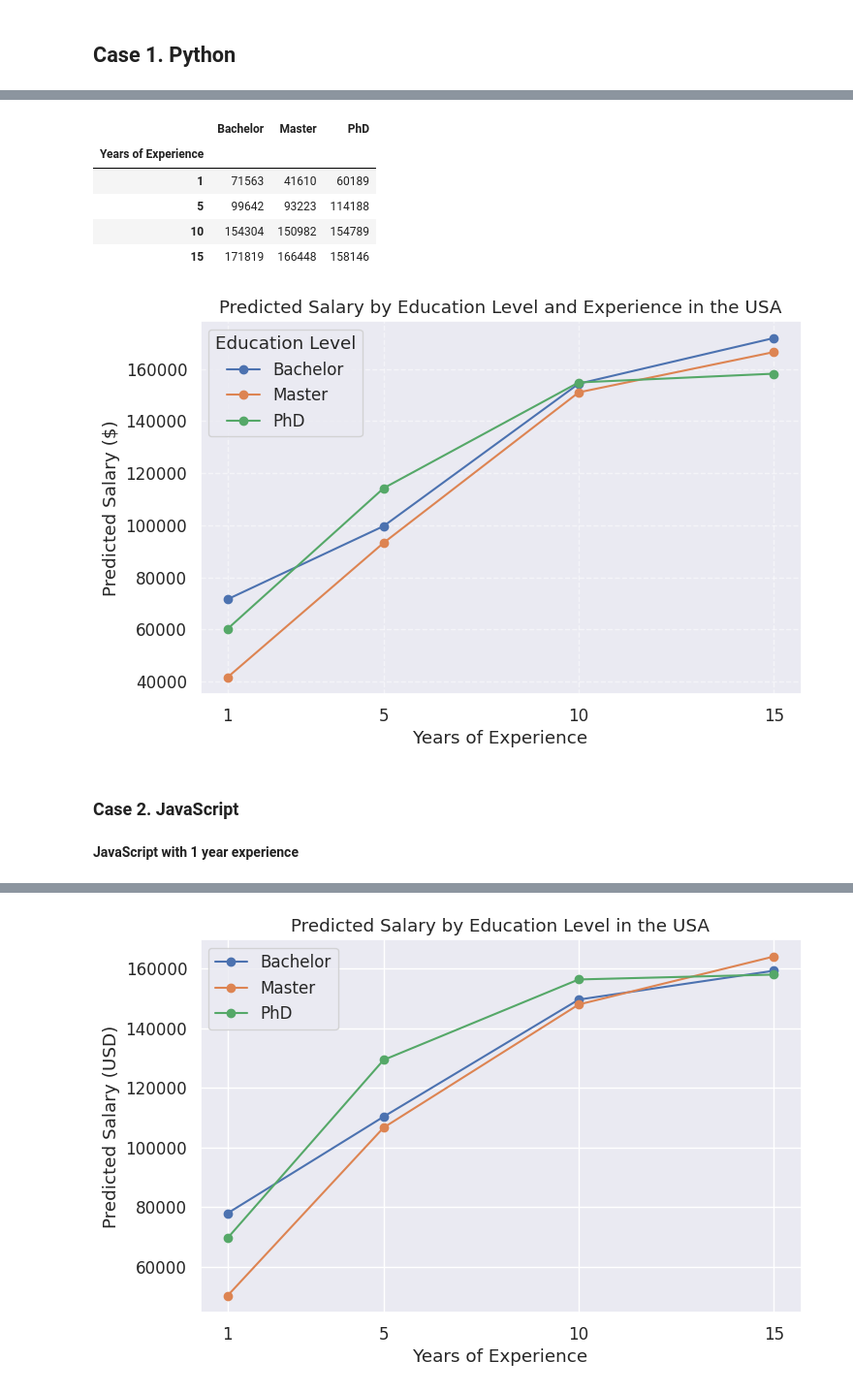
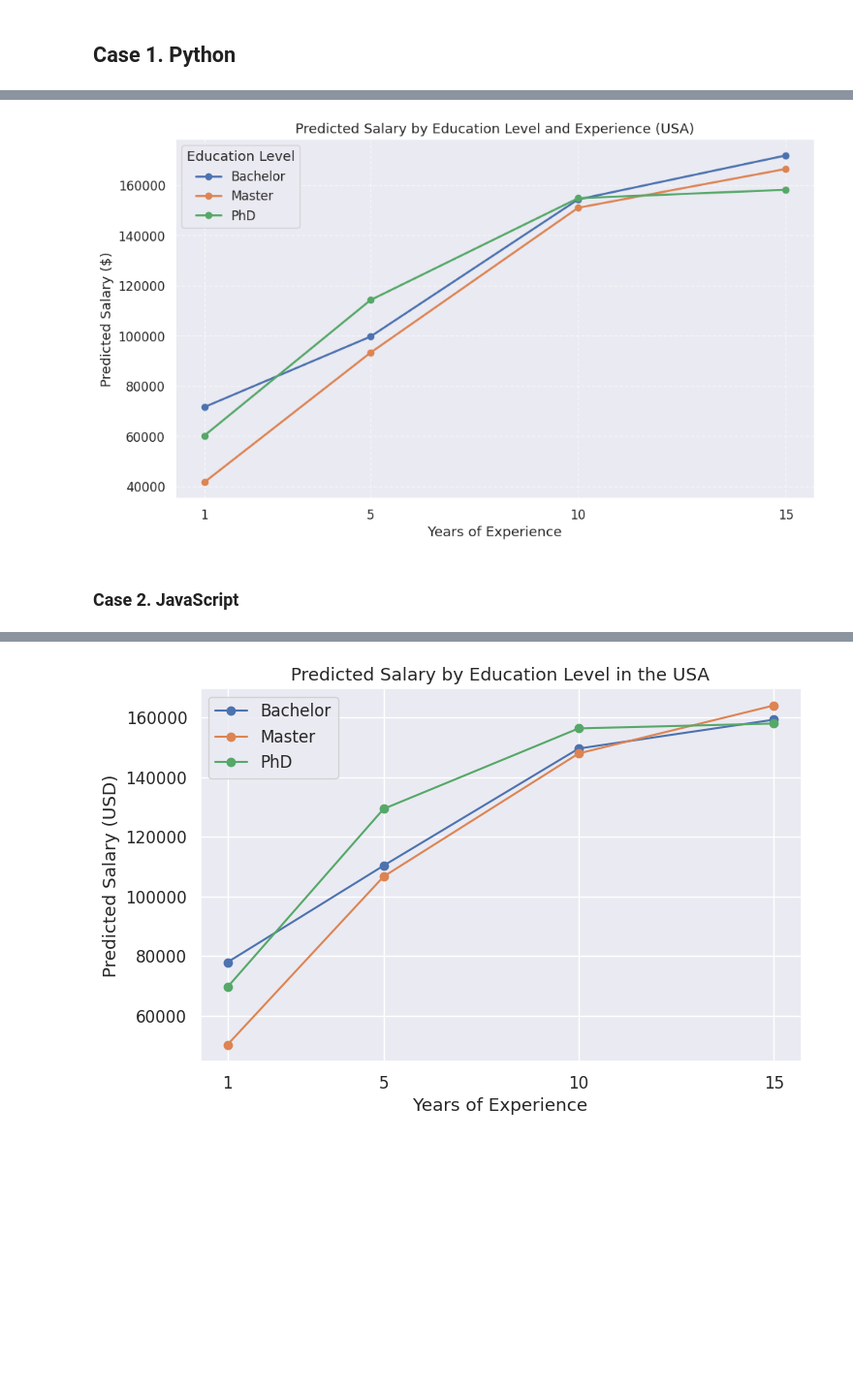
Before and after one commit to yukomath/Project_1, a Jupyter notebook: project.ipynb, the cells around one changed output, grey strips where cells are left out. Shown at 97% size. Drawn from its saved outputs; the diff is of its cells as text; code cells hidden in the pictures; blank space fills up the shorter version.

```diff
--- a/project.ipynb
+++ b/project.ipynb
@@ -1538,61 +1381,39 @@ Predicted salary by education level in the USA (15 years experience):
 # %%
+import matplotlib.pyplot as plt
 import pandas as pd
 
-# Years of experience
-experience = [1, 5, 10, 15]
+# --- Prepare sample data ---
+experience_years = [1, 5, 10, 15]
 
-# Predicted salaries for Bachelor, Master, PhD (Professional degree)
+# Predicted salaries for Bachelor, Master, PhD
 salaries = {
     "Bachelor": [71563, 99642, 154304, 171819],
     "Master":   [41610, 93223, 150982, 166448],
     "PhD":      [60189, 114188, 154789, 158146]
 }
 
-# Create DataFrame
-df = pd.DataFrame(salaries, index=experience)
-df.index.name = "Years of Experience"
+# Create a DataFrame for easier plotting
+df = pd.DataFrame(salaries, index=experience_years)
 
-# Display table
-display(df)
+# --- Plotting line chart ---
+plt.figure(figsize=(10,6))
+
+# Plot each education level as a line
+for col in df.columns:
+    plt.plot(df.index, df[col], marker='o', linewidth=2, label=col)
+
+# Labels and title
+plt.xticks(experience_years)
+plt.xlabel("Years of Experience")
+plt.ylabel("Predicted Salary ($)")
+plt.title("Predicted Salary by Education Level and Experience (USA)")
+plt.grid(True, linestyle='--', alpha=0.5)
+plt.legend(title="Education Level")
+plt.tight_layout()
+
+# Display the plot
+plt.show()
 # %% [output]
-|  | Bachelor | Master | PhD |
-| Years of Experience |  |  |  |
-| 1 | 71563 | 41610 | 60189 |
-| 5 | 99642 | 93223 | 114188 |
-| 10 | 154304 | 150982 | 154789 |
-| 15 | 171819 | 166448 | 158146 |
+[figure, added]
-# %%
-import matplotlib.pyplot as plt
-import pandas as pd
-
-# --- Prepare the data ---
-experience_years = [1, 5, 10, 15]
-
-# Predicted salaries for Bachelor, Master, PhD (Professional degree)
-salaries = {
-    "Bachelor": [71563, 99642, 154304, 171819],
-    "Master":   [41610, 93223, 150982, 166448],
-    "PhD":      [60189, 114188, 154789, 158146]
-}
-
-# Create a DataFrame for easier plotting
-df = pd.DataFrame(salaries, index=experience_years)
-
-# --- Plotting ---
-plt.figure(figsize=(8,5))
-for col in df.columns:
-    plt.plot(df.index, df[col], marker='o', label=col)
-
-plt.title("Predicted Salary by Education Level and Experience in the USA")
-plt.xlabel("Years of Experience")
-plt.ylabel("Predicted Salary ($)")
-plt.xticks(experience_years)
-plt.grid(True, linestyle='--', alpha=0.5)
-plt.legend(title="Education Level")
-plt.show()
-# %% [output]
-[figure, removed]
 # %% [markdown]
 ### Case 2.  **JavaScript**
-# %% [markdown]
-**JavaScript with 1 year experience**
```
Also changed, not shown: parts of 29 cells of this notebook.
